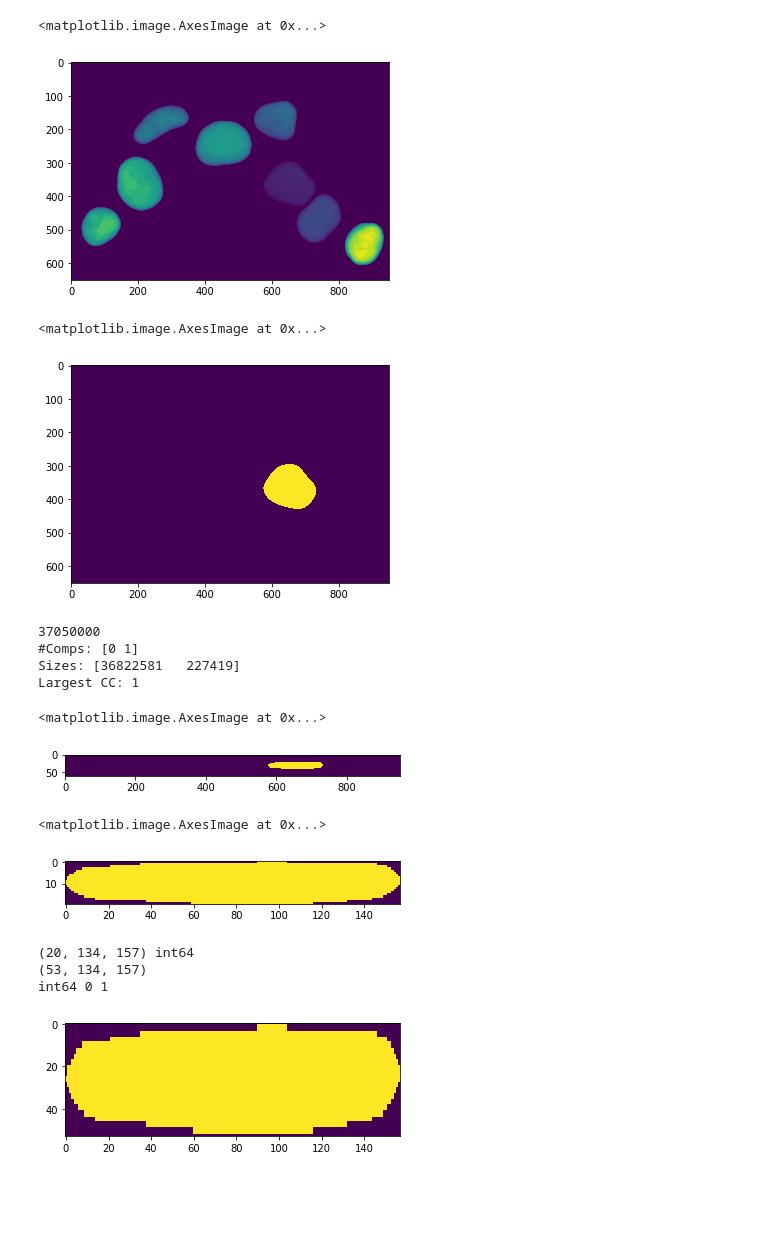
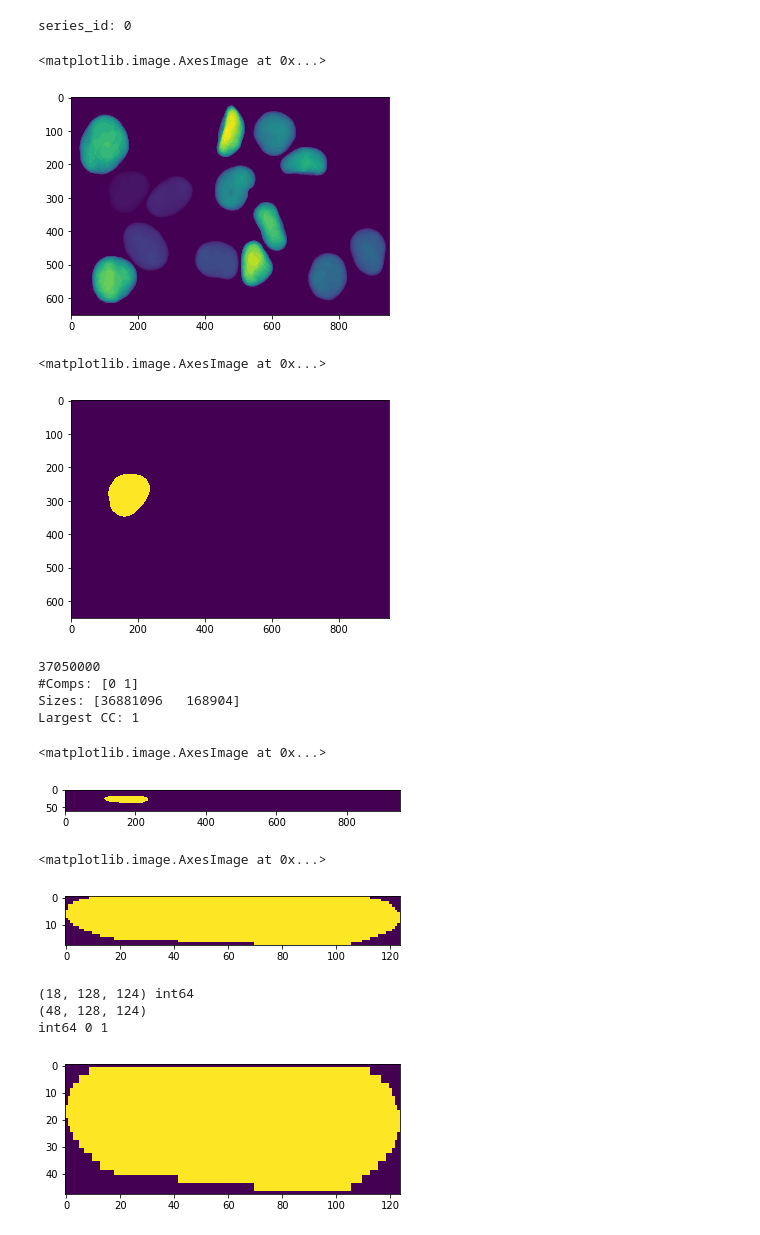
Before and after one commit to AllenInstitute/qcb-analysis, a Jupyter notebook: data-scripts/misc/inspect_nucleus.ipynb, the cells around one changed output. Cells and saved outputs as stored; diff of their text form; code cells hidden in the pictures; blank space fills up the shorter version.

Commit message:
Nucleus dataset large calc

```diff
--- a/data-scripts/misc/inspect_nucleus.ipynb
+++ b/data-scripts/misc/inspect_nucleus.ipynb
@@ -11,12 +8,21 @@ with open("../nucleus_meta.json", "r") as fj:
+# %%
+with open("../nucleus_meta.json", "r") as fj:
+    config_json = json.load(fj)
+raw_path = "/allen/aics/assay-dev/MicroscopyData/Ruian/2018/20181005/20181005_R01_003.czi"
+seg_name = "/allen/aics/assay-dev/MicroscopyOtherData/Jianxu/Nucleus/segmentation/20181005_R01_003/shape/20181005_R01_003-Scene-01-P82-A02_seg_0.ome.tif"
+series_id = int(seg_name.split("Scene")[1].split("-")[1]) - 1
+print("series_id:", series_id)
+# %% [output]
+series_id: 0
 # %%
-seg_name = "/allen/aics/assay-dev/MicroscopyOtherData/Jianxu/Nucleus/segmentation/20181005_R01_001/shape/20181005_R01_001-Scene-10-P2_seg_0.ome.tif"
 img_seg_all = skio.imread(seg_name)
 img_seg_all[ 0,:,:] = 0
 img_seg_all[-1,:,:] = 0
+nz, ny, nx = img_seg_all.shape
 plt.imshow(img_seg_all.mean(axis=0))
 # %% [output]
 <matplotlib.image.AxesImage at 0x...>
-[figure, old version]
+[figure, new version]
 # %%
 cell_id = 1
 img_seg = img_seg_all.copy()
@@ -25,7 +31,7 @@ img_seg[img_seg==cell_id] = 1
 plt.imshow(img_seg.max(axis=0))
 # %% [output]
 <matplotlib.image.AxesImage at 0x...>
-[figure, old version]
+[figure, new version]
 # %%
 print(img_seg.shape[0]*img_seg.shape[1]*img_seg.shape[2])
 img_seg = label(img_seg)
@@ -36,7 +42,7 @@ print("Largest CC:", largest_cc)
 # %% [output]
 37050000
 #Comps: [0 1]
-Sizes: [36822581   227419]
+Sizes: [36881096   168904]
 Largest CC: 1
 # %%
 if img_seg.max() > 1:
@@ -46,29 +52,29 @@ plt.imshow(img_seg.max(axis=0))
 plt.imshow(img_seg.max(axis=1))
 # %% [output]
 <matplotlib.image.AxesImage at 0x...>
-[figure, old version]
+[figure, new version]
 # %%
 pxl_z, pxl_y, pxl_x = np.nonzero(img_seg)
 img_seg_crop = img_seg[pxl_z.min():(pxl_z.max()+1),pxl_y.min():(pxl_y.max()+1),pxl_x.min():(pxl_x.max()+1)]
 plt.imshow(img_seg_crop.max(axis=1))
 # %% [output]
 <matplotlib.image.AxesImage at 0x...>
-[figure, old version]
+[figure, new version]
 # %%
 from skimage.transform import resize
-nz, ny, nx = img_seg_crop.shape
-nz = np.int((0.29/0.108)*nz)
+nz_crop, ny_crop, nx_crop = img_seg_crop.shape
+nz_crop_new = np.int((0.29/0.108)*nz_crop)
 print(img_seg_crop.shape, img_seg_crop.dtype)
-img_seg_crop_resize = resize(image=img_seg_crop, output_shape=(nz,ny,nx), preserve_range=True, anti_aliasing=True, mode="constant")
+img_seg_crop_resize = resize(image=img_seg_crop, output_shape=(nz_crop_new,ny_crop,nx_crop), preserve_range=True, anti_aliasing=True, mode="constant")
 img_seg_crop_resize = img_seg_crop_resize.astype(np.int64)
 print(img_seg_crop_resize.shape)
 plt.imshow(img_seg_crop_resize.max(axis=1))
 print(img_seg_crop_resize.dtype,img_seg_crop_resize.min(),img_seg_crop_resize.max())
 # %% [output]
-(20, 134, 157) int64
-(53, 134, 157)
+(18, 128, 124) int64
+(48, 128, 124)
 int64 0 1
-[figure, old version]
+[figure, new version]
 # %%
 from aicsfeature.extractor import common
 df_origin = common.get_shape_features(seg=img_seg_crop)
```
Also changed, not shown: parts of 11 cells of this notebook, 4 other files.
